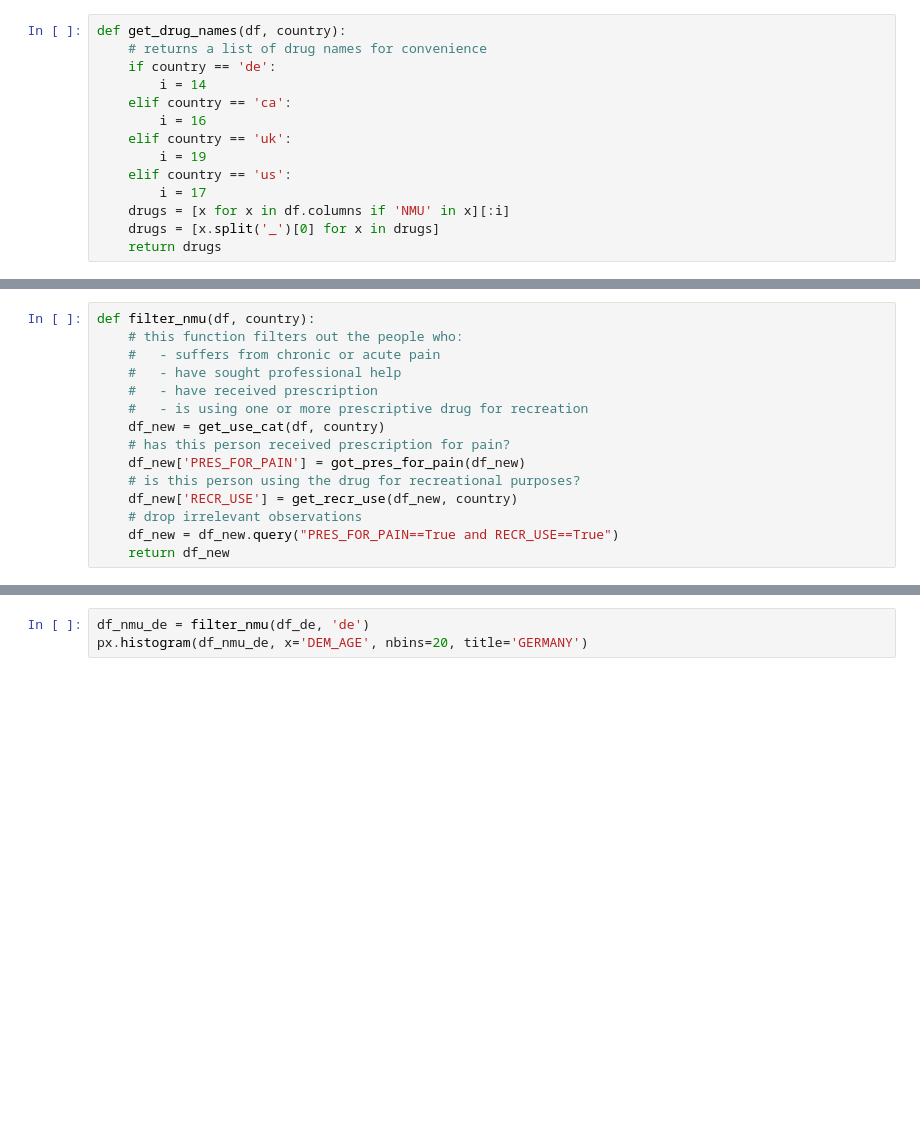
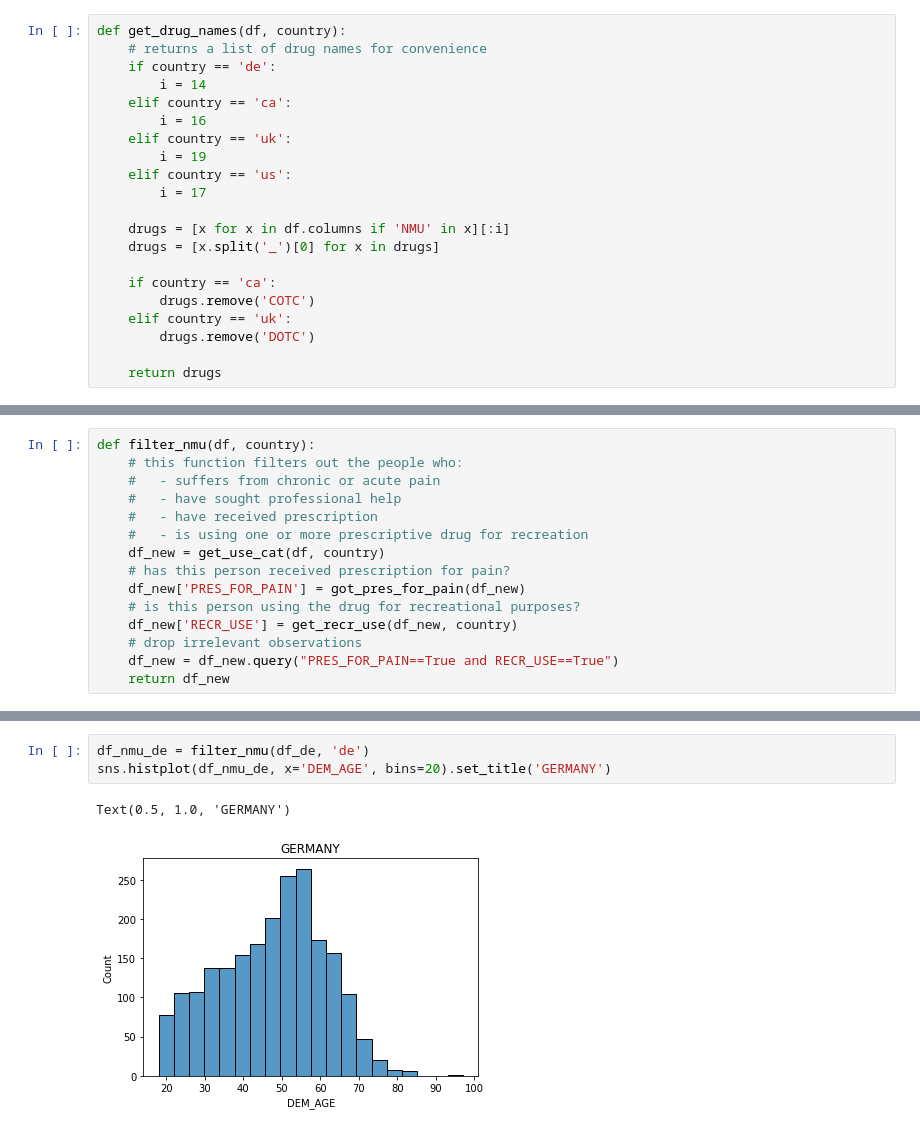
Before and after one commit to percy-xu/DataFest, a Jupyter notebook: notebook.ipynb, the cells around one changed output, grey strips where cells are left out. Cells and saved outputs as stored; diff of their text form; blank space fills up the shorter version.

Commit message:
fixed get_drug_names

```diff
--- a/notebook.ipynb
+++ b/notebook.ipynb
@@ -20,8 +18,15 @@ def get_drug_names(df, country):
         i = 19
     elif country == 'us':
         i = 17
+
     drugs = [x for x in df.columns if 'NMU' in x][:i]
     drugs = [x.split('_')[0] for x in drugs]
+
+    if country == 'ca':
+        drugs.remove('COTC')
+    elif country == 'uk':
+        drugs.remove('DOTC')
+
     return drugs
 # %%
 def get_use_cat(df, country):
@@ -153,3 +142,6 @@ filter_nmu(df_de, 'de')
 # %%
 df_nmu_de = filter_nmu(df_de, 'de')
-px.histogram(df_nmu_de, x='DEM_AGE', nbins=20, title='GERMANY')
+sns.histplot(df_nmu_de, x='DEM_AGE', bins=20).set_title('GERMANY')
+# %% [output]
+Text(0.5, 1.0, 'GERMANY')
+[figure, added]
```
Also changed, not shown: parts of 9 cells of this notebook.
